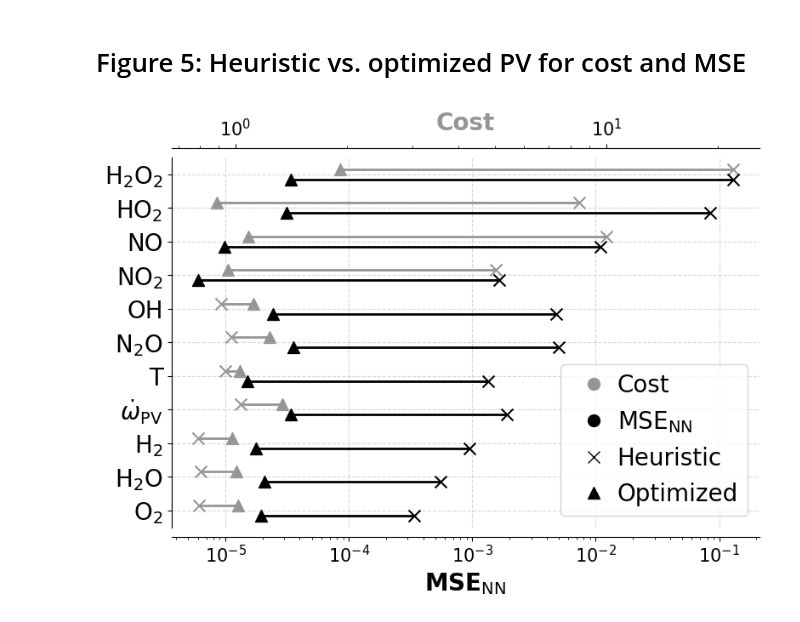
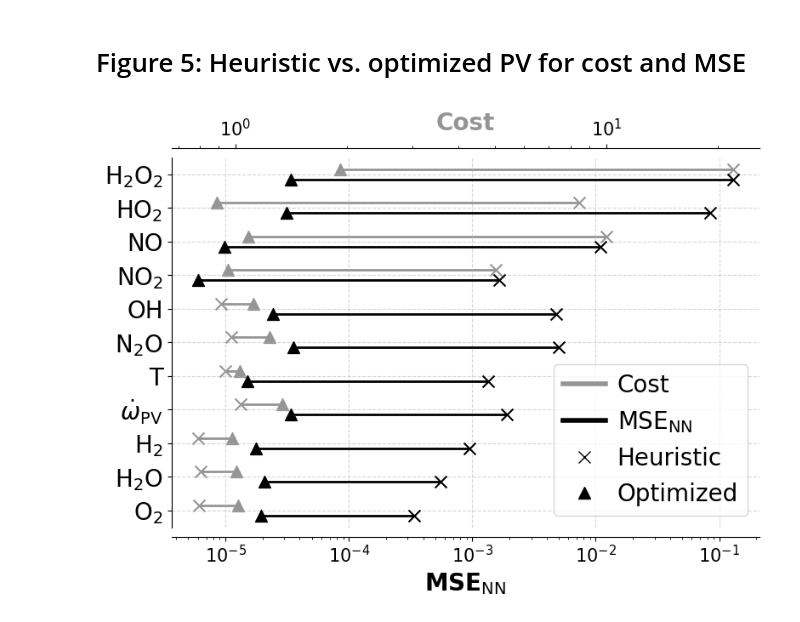
Before and after one commit to GregoireCorluy/PV-optimization-for-ROM, a Jupyter notebook: Figures/Figure-5-Comparison-heuristic-optimized.ipynb, the cells around one changed output. Drawn from its saved outputs; the diff is of its cells as text; code cells hidden in the pictures.

Commit message:
modify legend with lines instead of dots for figs 3 and 5

```diff
--- a/Figures/Figure-5-Comparison-heuristic-optimized.ipynb
+++ b/Figures/Figure-5-Comparison-heuristic-optimized.ipynb
@@ -135,34 +135,34 @@ ax_mse.tick_params(axis = "x", labelsize = 15)
 ax_cost.tick_params(axis = "x", labelsize = 15)
 
 # Legend with markers
 legend_elements = [
-    Line2D([0], [0], color=greys(0.5), marker="o", lw=0, markersize=10, label="Cost"),
-    Line2D([0], [0], color="k", marker="o", lw=0, markersize=10, label="MSE$_{\mathrm{NN}}$"),
+    Line2D([0], [0], color=greys(0.5), linestyle="-", lw=4, label="Cost"),
+    Line2D([0], [0], color="k", linestyle="-", lw=4, label="MSE$_{\mathrm{NN}}$"),
     Line2D([0], [0], color="k", marker="x", lw=0, markersize=10, label="Heuristic"),
     Line2D([0], [0], color="k", marker="^", lw=0, markersize=10, label="Optimized")
 
 ]
-ax_mse.legend(handles=legend_elements, ncol = 1, fontsize=20, loc="lower right", handletextpad=0)
+ax_mse.legend(handles=legend_elements, ncol = 1, fontsize=20, loc="lower right", handletextpad=0.5, handlelength=1.8)
 
 ax_mse.set_zorder(1)   # bottom axis
 ax_cost.set_zorder(0)  # top axis
 ax_mse.patch.set_visible(False)
 
 ax_mse.spines['right'].set_visible(False)
 ax_mse.spines['top'].set_visible(False)
 ax_cost.spines['right'].set_visible(False)
 ax_cost.spines['left'].set_visible(False)
 ax_cost.spines['bottom'].set_visible(False)
 
 offset = 8
 
 ax_mse.spines['bottom'].set_position(('outward', offset))
 ax_cost.spines['top'].set_position(('outward', offset))
 
 plt.tight_layout()
 if save:
     plt.savefig(pathSave + nameSave + ".png", dpi=300, bbox_inches = "tight")
     plt.savefig(pathSave + nameSave + ".pdf", bbox_inches = "tight")
 plt.show()
 # %% [output]
-[figure, old version]
+[figure, new version]
```
Also changed, not shown: 1 other file.
